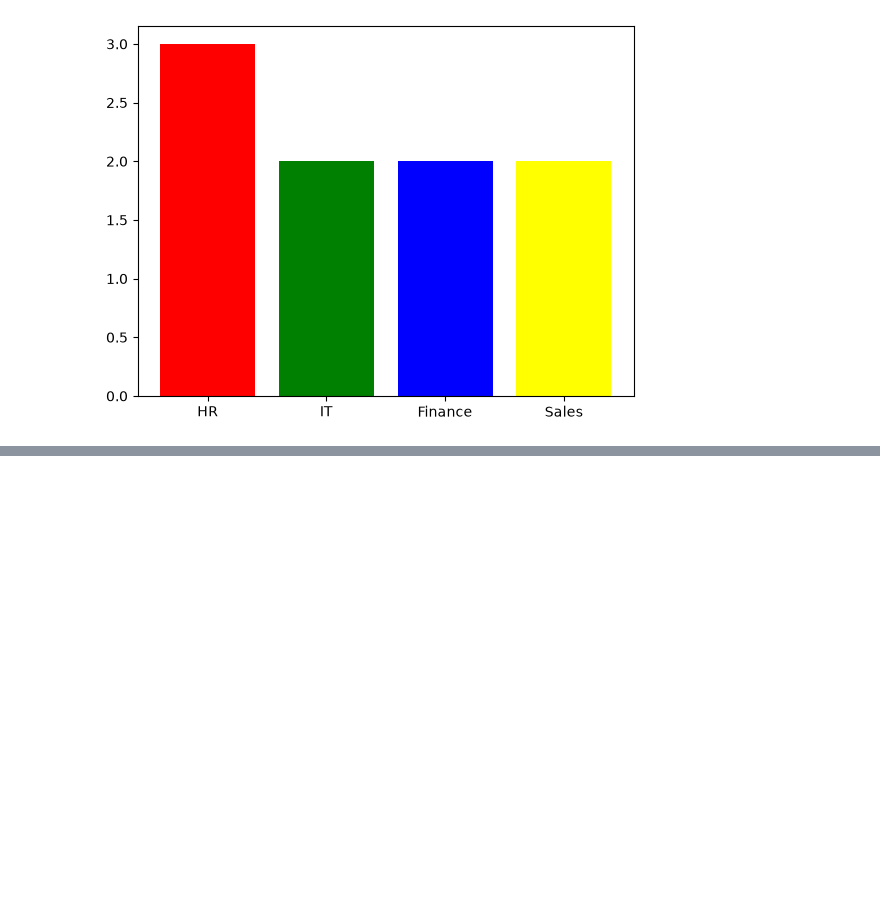
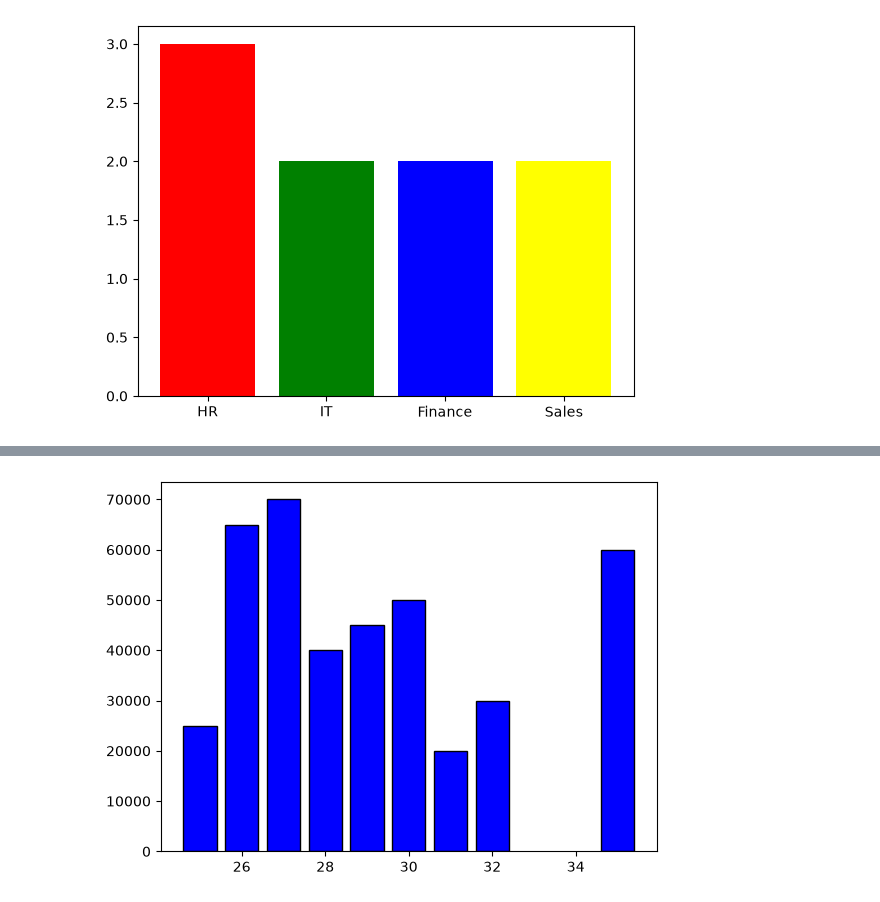
Before and after one commit to Ananya-G-Bharadwaj-Hassan/Python_practice, a Jupyter notebook: Matplotlib/demo.ipynb, the cells around one changed output, grey strips where cells are left out. Saved outputs shown, nothing was run; the diff lists cells and outputs as text; code cells hidden in the pictures; blank space fills up the shorter version.

```diff
--- a/Matplotlib/demo.ipynb
+++ b/Matplotlib/demo.ipynb
@@ -79,0 +120,6 @@ plt.bar(count.index,count,color=["red","green","blue","yellow"])
+# %%
+#bar plot
+plt.bar(sort_age["Age"],sort_age["salary"],color="blue",edgecolor="black")
+plt.show()
+# %% [output]
+[figure, added]
```
Also changed, not shown: parts of 4 cells of this notebook, 3 other files.
